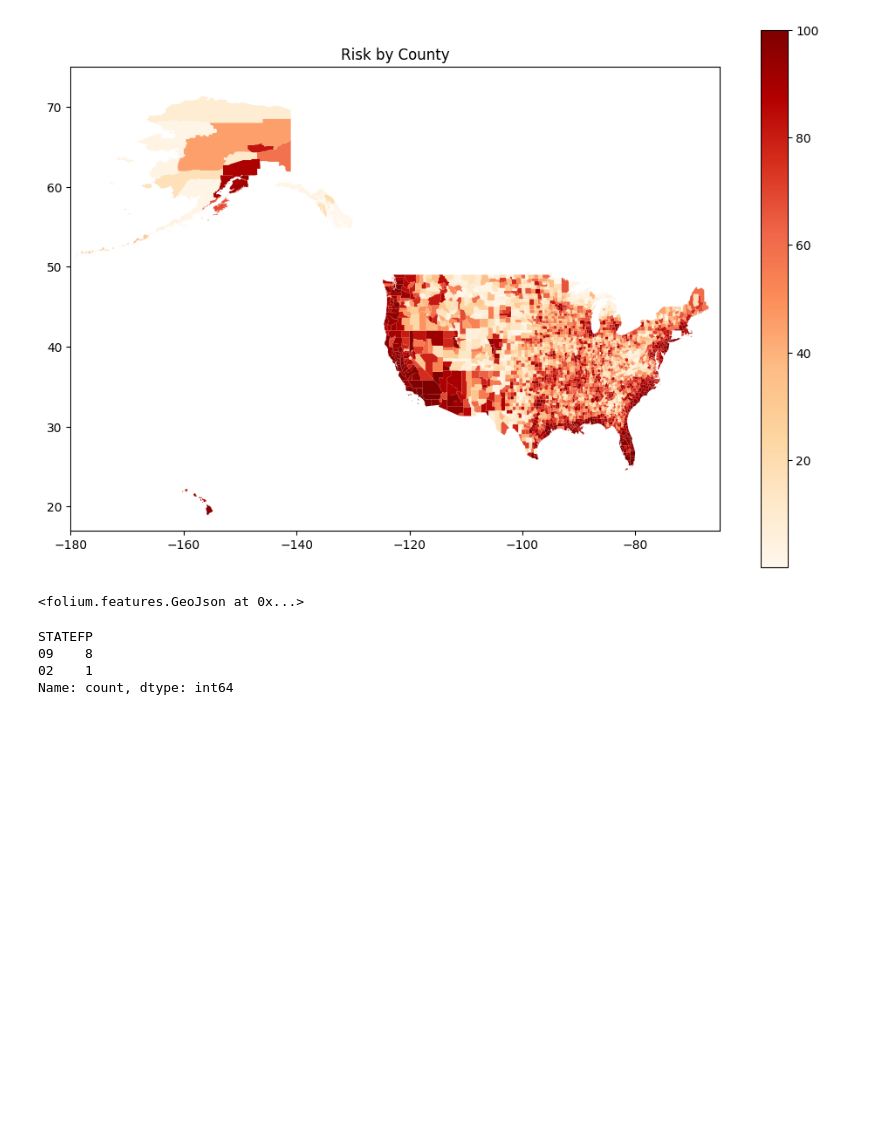
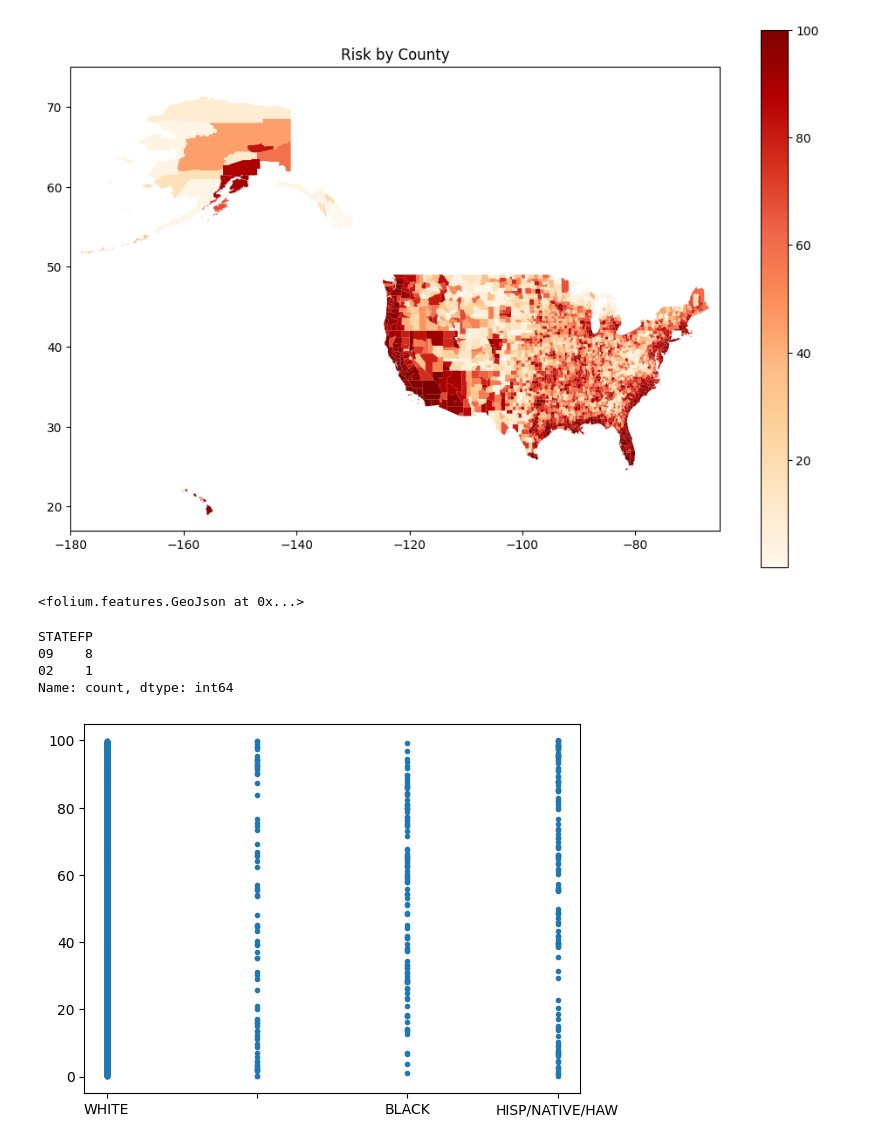
Before and after one commit to farnhamh/CS124H-Group-3, a Jupyter notebook: helena/project.ipynb, the cells around one changed output. Saved outputs shown, nothing was run; the diff lists cells and outputs as text; code cells hidden in the pictures; blank space fills up the shorter version.

Commit message:
basic matplotlib viz

```diff
--- a/helena/project.ipynb
+++ b/helena/project.ipynb
@@ -525,0 +529,12 @@ Name: count, dtype: int64
+# %%
+import matplotlib.pyplot as plt
+import numpy as np
+
+nri.to_numpy()
+xpoints = np.array(df['MAJORITY_RACE'])
+ypoints = np.array(df['RISK_SCORE'])
+
+plt.plot(xpoints, ypoints, '.')
+plt.show()
+# %% [output]
+[figure, added]
```
Also changed, not shown: parts of 5 cells of this notebook.
